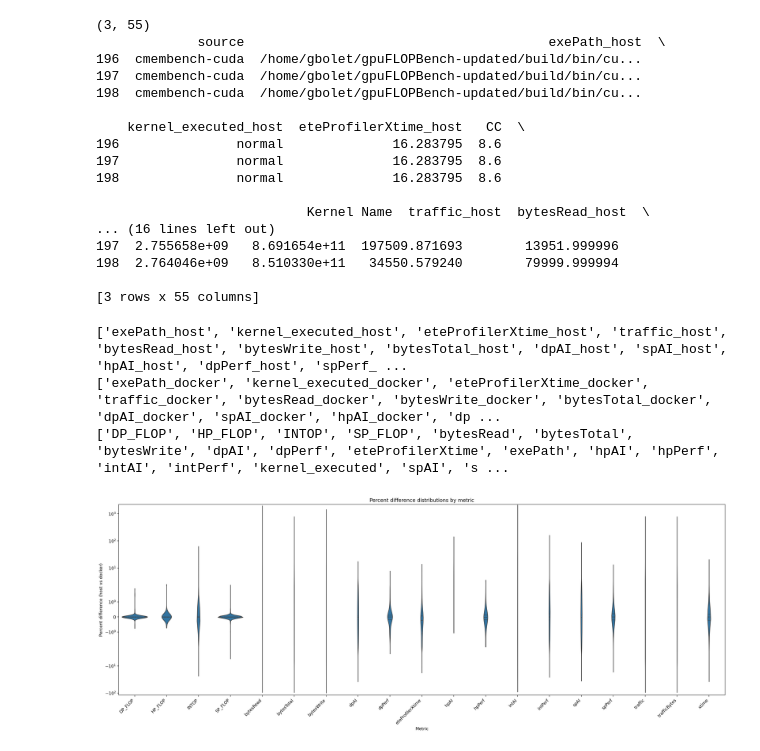
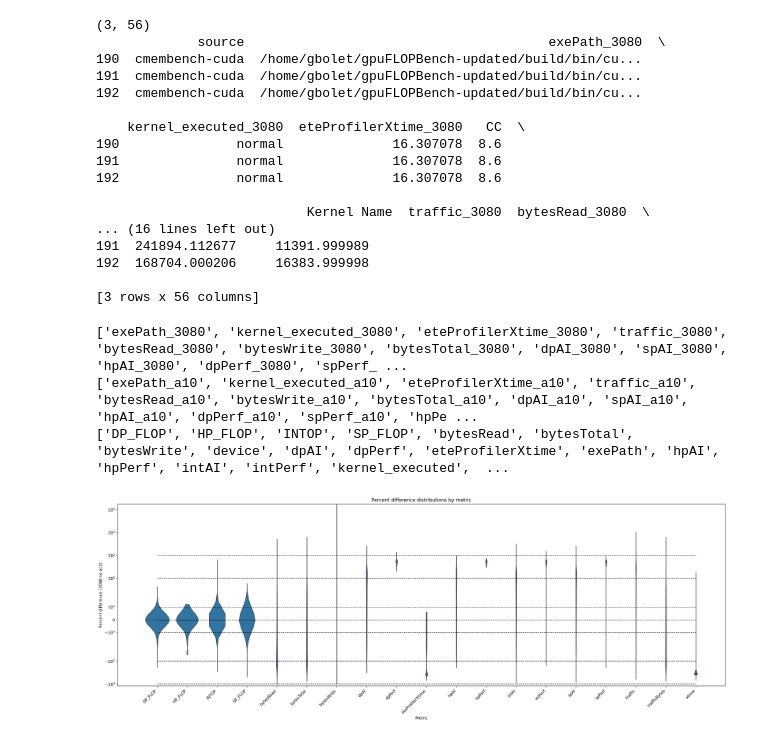
Before and after one commit to FLOPBench/SC26FLOPBench, a Jupyter notebook: cuda-profiling/collected-data/compare_gpu_results_host_vs_docker.ipynb, the cells around one changed output. Cells and saved outputs as stored; diff of their text form; code cells hidden in the pictures.

Commit message:
compared 3080 to a10 perf counters

```diff
--- a/cuda-profiling/collected-data/compare_gpu_results_host_vs_docker.ipynb
+++ b/cuda-profiling/collected-data/compare_gpu_results_host_vs_docker.ipynb
@@ -4,9 +4,10 @@ import pandas as pd
 import seaborn as sns
 import matplotlib.pyplot as plt
 # %%
-dockerDF = pd.read_csv('../docker-gpuData.csv')
+#dockerDF = pd.read_csv('../3080-gpuData-docker-trial-0.csv')
+dockerDF = pd.read_csv('../a10-gpuData-0.csv')
 
-hostDF = pd.read_csv('../host-gpuData.csv')
+hostDF = pd.read_csv('../3080-gpuData-host-trial-0.csv')
 # %%
 print(dockerDF.columns)
 print(dockerDF.shape)
@@ -97,9 +98,13 @@ dockerDF['trafficBytes'] = dockerDF['traffic'] * dockerDF['xtime'] * 1e-9
 hostDF['trafficBytes'] = hostDF['traffic'] * hostDF['xtime'] * 1e-9
 # %%
 # we want to align both dataframes based on the "kernelMangled" and "source" columns
+#mergedDF = pd.merge(hostDF, dockerDF, on=['kernelMangled', 'Kernel Name', 'kernelName', 'kernelDemangled',
+#                                          'kernelProfiler', 'targetName', 'CC', 'runtime', 'source', 'exeArgs',
+#                                          'device', 'Block Size', 'Grid Size'], suffixes=('_host', '_docker'))
+
 mergedDF = pd.merge(hostDF, dockerDF, on=['kernelMangled', 'Kernel Name', 'kernelName', 'kernelDemangled',
                                           'kernelProfiler', 'targetName', 'CC', 'runtime', 'source', 'exeArgs',
-                                          'device', 'Block Size', 'Grid Size'], suffixes=('_host', '_docker'))
+                                          'Block Size', 'Grid Size'], suffixes=('_3080', '_a10'))
 
 print(mergedDF.columns)
 print(mergedDF.shape)
@@ -108,10 +113,12 @@ mergedDF.sort_values(by=['targetName', 'source'], ascending=True, inplace=True)
 
 print(mergedDF.head(4))
 
-print(mergedDF['kernel_executed_docker'].unique())
+#print(mergedDF['kernel_executed_docker'].unique())
+print(mergedDF['kernel_executed_a10'].unique())
 
 # drop any rows where kernel_executed_host or kernel_executed_docker is NOT "normal"
-mergedDF = mergedDF[(mergedDF['kernel_executed_host'] == 'normal') & (mergedDF['kernel_executed_docker'] == 'normal')]
+#mergedDF = mergedDF[(mergedDF['kernel_executed_host'] == 'normal') & (mergedDF['kernel_executed_docker'] == 'normal')]
+mergedDF = mergedDF[(mergedDF['kernel_executed_3080'] == 'normal') & (mergedDF['kernel_executed_a10'] == 'normal')]
 print(mergedDF.shape)
 
 print(mergedDF.iloc[0])
@@ -139,72 +146,82 @@ cmembench_data = mergedDF[(mergedDF['targetName'] == 'cmembench') & (mergedDF['s
 print(cmembench_data.shape)
 print(cmembench_data)
 # %% [output]
-(3, 55)
-             source                                       exePath_host  \
-196  cmembench-cuda  /home/gbolet/gpuFLOPBench-updated/build/bin/cu...
-197  cmembench-cuda  /home/gbolet/gpuFLOPBench-updated/build/bin/cu...
-198  cmembench-cuda  /home/gbolet/gpuFLOPBench-updated/build/bin/cu...
+(3, 56)
+             source                                       exePath_3080  \
+190  cmembench-cuda  /home/gbolet/gpuFLOPBench-updated/build/bin/cu...
+191  cmembench-cuda  /home/gbolet/gpuFLOPBench-updated/build/bin/cu...
+192  cmembench-cuda  /home/gbolet/gpuFLOPBench-updated/build/bin/cu...
 
-    kernel_executed_host  eteProfilerXtime_host   CC  \
-196               normal              16.283795  8.6
-197               normal              16.283795  8.6
-198               normal              16.283795  8.6
+    kernel_executed_3080  eteProfilerXtime_3080   CC  \
+190               normal              16.307078  8.6
+191               normal              16.307078  8.6
+192               normal              16.307078  8.6
 
-                           Kernel Name  traffic_host  bytesRead_host  \
+                           Kernel Name  traffic_3080  bytesRead_3080  \
 ... (16 lines left out)
-197  2.755658e+09   8.691654e+11  197509.871693        13951.999996
-198  2.764046e+09   8.510330e+11   34550.579240        79999.999994
+191  241894.112677     11391.999989
+192  168704.000206     16383.999998
 
-[3 rows x 55 columns]
+[3 rows x 56 columns]
 # %%
 # make violin seaborn plots here
 
 # identify numeric *_host / *_docker pairs
-host_cols = [c for c in mergedDF.columns if c.endswith('_host')]
-docker_cols = [c for c in mergedDF.columns if c.endswith('_docker')]
+#host_cols = [c for c in mergedDF.columns if c.endswith('_host')]
+#docker_cols = [c for c in mergedDF.columns if c.endswith('_docker')]
+host_cols = [c for c in mergedDF.columns if c.endswith('_3080')]
+docker_cols = [c for c in mergedDF.columns if c.endswith('_a10')]
 
 print(host_cols)
 print(docker_cols)
 
-base_cols = sorted(set(c[:-5] for c in host_cols).intersection(c[:-7] for c in docker_cols))
+#base_cols = sorted(set(c[:-5] for c in host_cols).intersection(c[:-7] for c in docker_cols))
+base_cols = sorted(set(c[:-5] for c in host_cols).intersection(c[:-4] for c in docker_cols))
 
 print(base_cols)
 
 records = []
 for base in base_cols:
-    host_col = f"{base}_host"
-    docker_col = f"{base}_docker"
+    #host_col = f"{base}_host"
+    #docker_col = f"{base}_docker"
+    host_col = f"{base}_3080"
+    docker_col = f"{base}_a10"
     if host_col not in mergedDF.columns or docker_col not in mergedDF.columns:
         continue
     # ensure numeric and drop invalid rows
     host_vals = pd.to_numeric(mergedDF[host_col], errors='coerce')
     docker_vals = pd.to_numeric(mergedDF[docker_col], errors='coerce')
 
     valid = (~host_vals.isna()) & (~docker_vals.isna())
     if valid.any():
         pct_diff = (host_vals[valid] - docker_vals[valid]) / docker_vals[valid] * 100.0
         records.append(pd.DataFrame({"metric": base, "pct_diff": pct_diff}))
 
 if not records:
     print("No matching *_host/*_docker numeric columns found for plotting.")
 else:
     plot_df = pd.concat(records, ignore_index=True)
-    plt.figure(figsize=(max(8, len(base_cols)), 8), dpi=200)
+    xsize = max(8, len(base_cols))
+    plt.figure(figsize=(xsize, 8), dpi=200)
     ax = sns.violinplot(data=plot_df, x="metric", y="pct_diff", inner="quartile", cut=0)
     ax.set_xlabel("Metric")
-    ax.set_ylabel("Percent difference (host vs docker)")
+    #ax.set_ylabel("Percent difference (host vs docker)")
+    ax.set_ylabel("Percent difference (3080 vs a10)")
     ax.set_title("Percent difference distributions by metric")
 
     ax.set_yscale("symlog")
     ax.set_ylim(bottom=-120)
+
+    ax.hlines(y=[0, -1, 1, -10, 10, -100, 100], xmin=0, xmax=plot_df['metric'].nunique()-1, color='black', linestyle='--', linewidth=1)
+
     plt.xticks(rotation=45, ha="right")
     plt.tight_layout()
     plt.show()
 # %% [output]
-['exePath_host', 'kernel_executed_host', 'eteProfilerXtime_host', 'traffic_host', 'bytesRead_host', 'bytesWrite_host', 'bytesTotal_host', 'dpAI_host', 'spAI_host', 'hpAI_host', 'dpPerf_host', 'spPerf_ ...
-['exePath_docker', 'kernel_executed_docker', 'eteProfilerXtime_docker', 'traffic_docker', 'bytesRead_docker', 'bytesWrite_docker', 'bytesTotal_docker', 'dpAI_docker', 'spAI_docker', 'hpAI_docker', 'dp ...
-['DP_FLOP', 'HP_FLOP', 'INTOP', 'SP_FLOP', 'bytesRead', 'bytesTotal', 'bytesWrite', 'dpAI', 'dpPerf', 'eteProfilerXtime', 'exePath', 'hpAI', 'hpPerf', 'intAI', 'intPerf', 'kernel_executed', 'spAI', 's ...
+['exePath_3080', 'kernel_executed_3080', 'eteProfilerXtime_3080', 'traffic_3080', 'bytesRead_3080', 'bytesWrite_3080', 'bytesTotal_3080', 'dpAI_3080', 'spAI_3080', 'hpAI_3080', 'dpPerf_3080', 'spPerf_ ...
+['exePath_a10', 'kernel_executed_a10', 'eteProfilerXtime_a10', 'traffic_a10', 'bytesRead_a10', 'bytesWrite_a10', 'bytesTotal_a10', 'dpAI_a10', 'spAI_a10', 'hpAI_a10', 'dpPerf_a10', 'spPerf_a10', 'hpPe ...
+['DP_FLOP', 'HP_FLOP', 'INTOP', 'SP_FLOP', 'bytesRead', 'bytesTotal', 'bytesWrite', 'device', 'dpAI', 'dpPerf', 'eteProfilerXtime', 'exePath', 'hpAI', 'hpPerf', 'intAI', 'intPerf', 'kernel_executed',  ...
-[figure, old version]
+[figure, new version]
 # %%
 # build a detailed dataframe for largest percent differences
 detail_records = []
```
Also changed, not shown: parts of 7 cells of this notebook, 1 other file.
